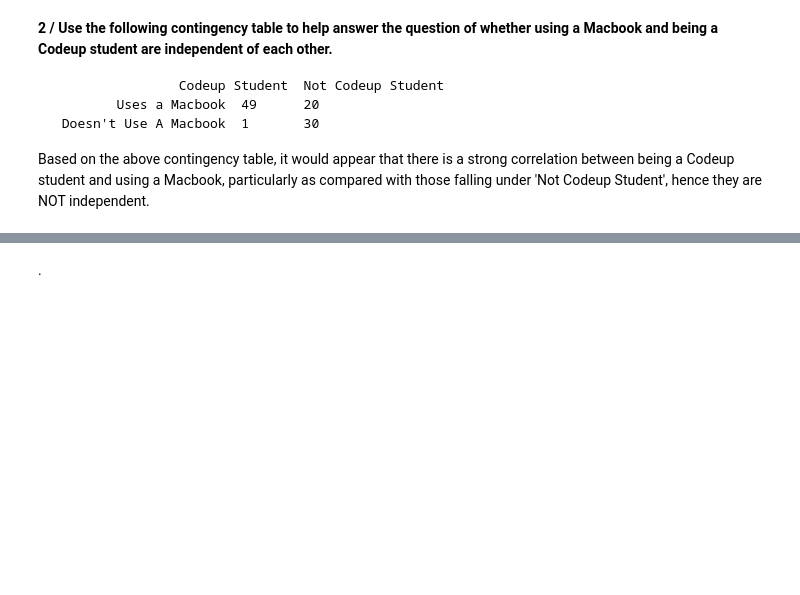
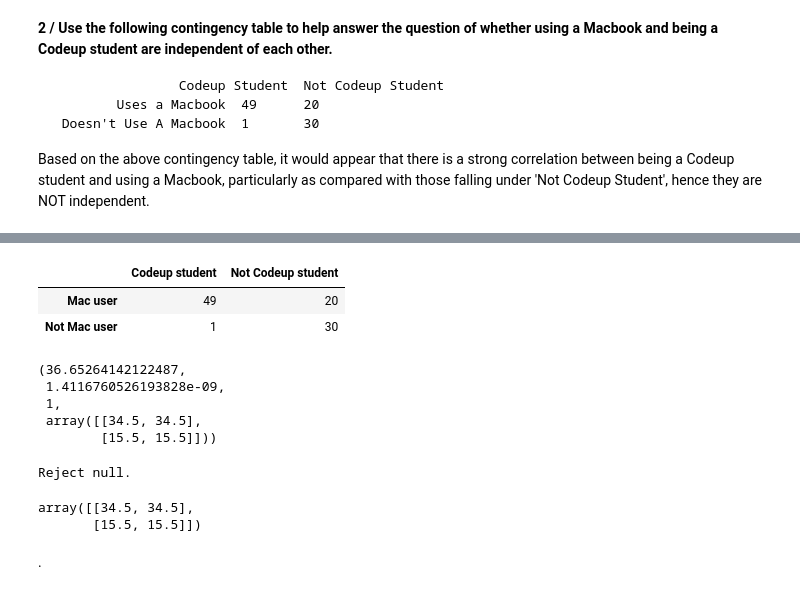
Before and after one commit to MagdalenaRahn/statistics-exercises, a Jupyter notebook: hypothesis_testing_chi_squared_contingency_exercises_05XII2022.ipynb, the cells around one changed output, grey strips where cells are left out. Drawn from its saved outputs; the diff is of its cells as text; code cells hidden in the pictures; blank space fills up the shorter version.

```diff
--- a/hypothesis_testing_chi_squared_contingency_exercises_05XII2022.ipynb
+++ b/hypothesis_testing_chi_squared_contingency_exercises_05XII2022.ipynb
@@ -30,3 +45,41 @@ Based on the above contingency table, it would appear that there is a strong cor
+# %%
+df.index = ['Mac user', 'Not Mac user']
+
+df
+
+Add indices to the DF
+# %% [output]
+|  | Codeup student | Not Codeup student |
+| Mac user | 49 | 20 |
+| Not Mac user | 1 | 30 |
+# %%
+# run a chi squared test
+
+chi2_4, p_4, degf_4, expected_4 = stats.chi2_contingency(df)
+
+chi2_4, p_4, degf_4, expected_4
+# %% [output]
+(36.65264142122487,
+ 1.4116760526193828e-09,
+ 1,
+ array([[34.5, 34.5],
+        [15.5, 15.5]]))
+# %%
+α = 0.05
+
+if p_4 < α:
+    print('Reject null.')
+else:
+    print('Fail to reject null.')
+# %% [output]
+Reject null.
+# %%
+expected_4
+
+# returns if the relationships were independent of each other (ie, the null hypothesis)
+# %% [output]
+array([[34.5, 34.5],
+       [15.5, 15.5]])
 # %% [markdown]
 .
 # %% [markdown]
```
Also changed, not shown: parts of 24 cells of this notebook.
